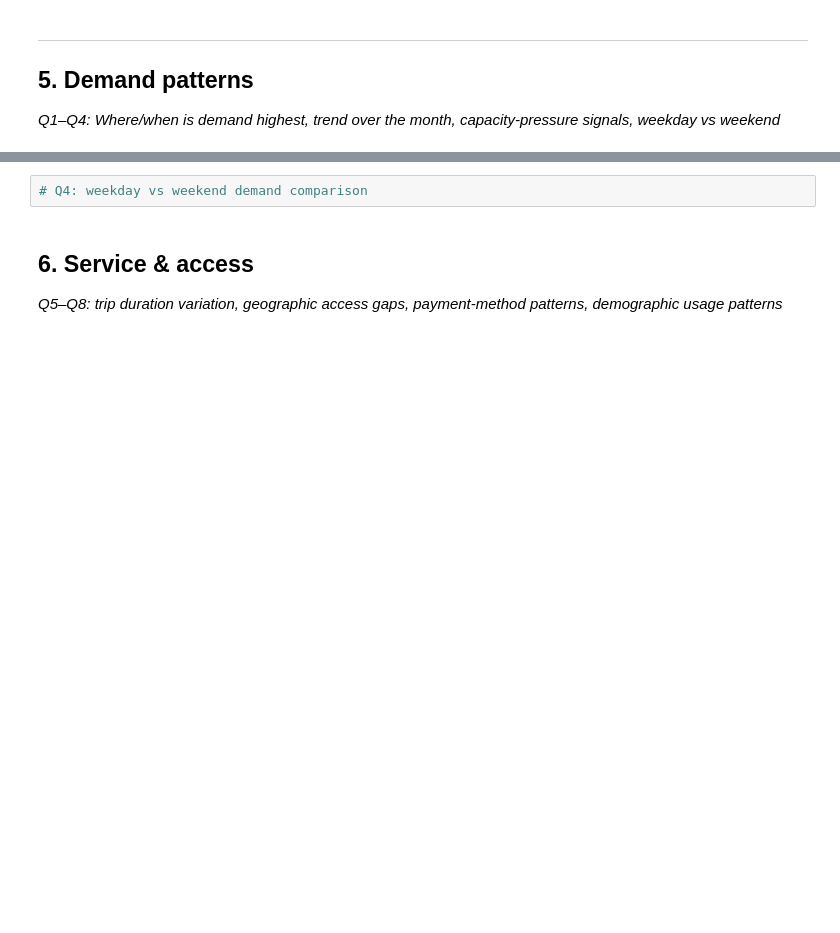
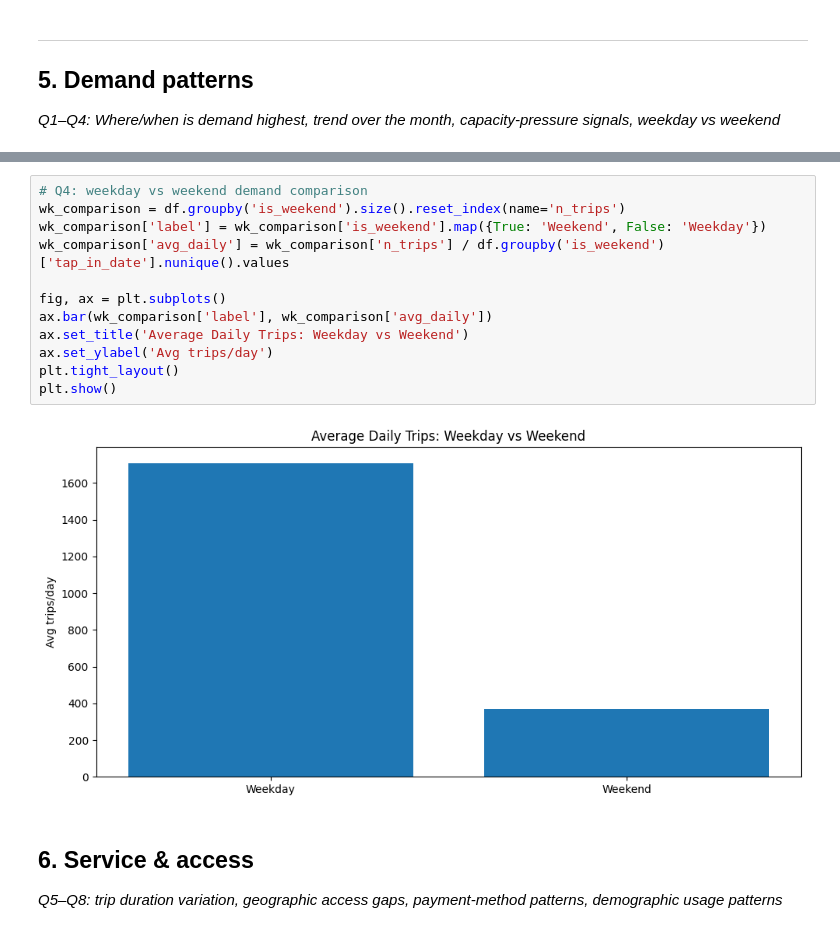
Before and after one commit to timothyevanheriawan-commits/transjakarta-analysis, a Jupyter notebook: transjakarta_analysis.ipynb, the cells around one changed output, grey strips where cells are left out. Saved outputs shown, nothing was run; the diff lists cells and outputs as text; blank space fills up the shorter version.

```diff
--- a/transjakarta_analysis.ipynb
+++ b/transjakarta_analysis.ipynb
@@ -182,5 +253,17 @@ df[['trip_duration_min', 'passenger_age', 'age_group', 'peak_period', 'is_incomp
 # %%
 # Q4: weekday vs weekend demand comparison
+wk_comparison = df.groupby('is_weekend').size().reset_index(name='n_trips')
+wk_comparison['label'] = wk_comparison['is_weekend'].map({True: 'Weekend', False: 'Weekday'})
+wk_comparison['avg_daily'] = wk_comparison['n_trips'] / df.groupby('is_weekend')['tap_in_date'].nunique().values
+
+fig, ax = plt.subplots()
+ax.bar(wk_comparison['label'], wk_comparison['avg_daily'])
+ax.set_title('Average Daily Trips: Weekday vs Weekend')
+ax.set_ylabel('Avg trips/day')
+plt.tight_layout()
+plt.show()
+# %% [output]
+[figure, added]
 # %% [markdown]
 ## 6. Service & access
 *Q5–Q8: trip duration variation, geographic access gaps, payment-method patterns, demographic usage patterns*
```
Also changed, not shown: parts of 10 cells of this notebook, 2 other files.
